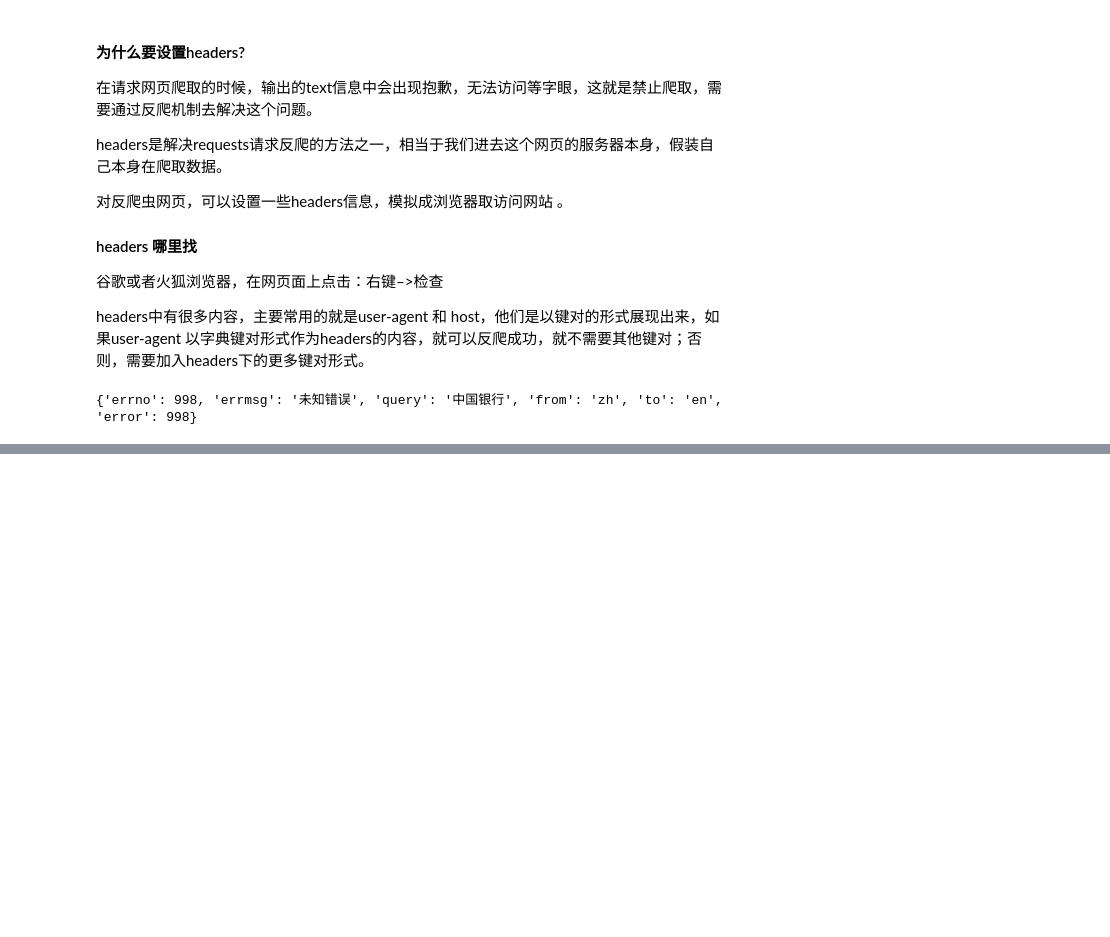
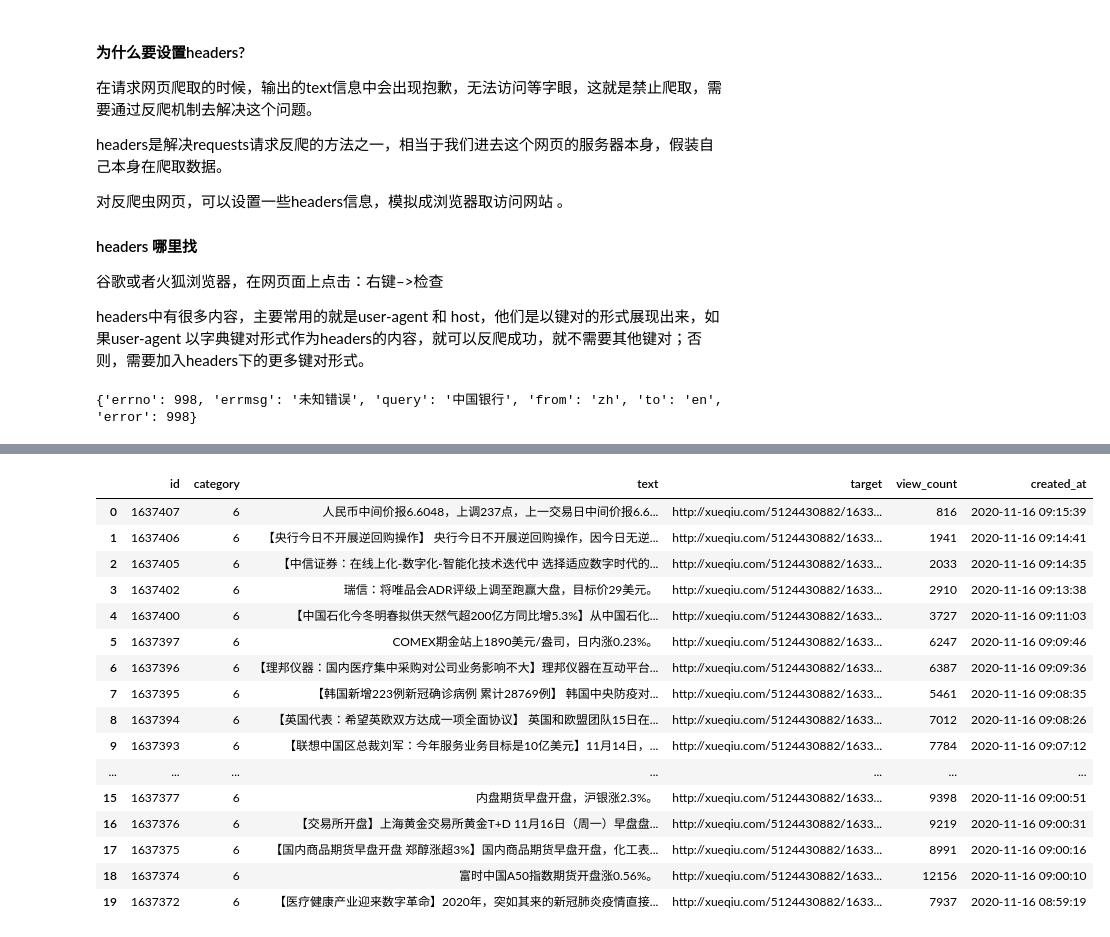
Before and after one commit to xinihe/jrxy_python_course, a Jupyter notebook: ProgramSession/spider01_learn.ipynb, the cells around one changed output, grey strips where cells are left out. Saved outputs shown, nothing was run; the diff lists cells and outputs as text; code cells hidden in the pictures; blank space fills up the shorter version.

```diff
--- a/ProgramSession/spider01_learn.ipynb
+++ b/ProgramSession/spider01_learn.ipynb
@@ -360,0 +383,22 @@ Please input "username:password": 222
+# %%
+cookie = getcookies()
+res = api_info_manager(cookie)
+res
+# %% [output]
+|  | id | category | text | target | view_count | created_at |
+| 0 | 1637407 | 6 | 人民币中间价报6.6048，上调237点，上一交易日中间价报6.6... | http://xueqiu.com/5124430882/1633... | 816 | 2020-11-16 09:15:39 |
+| 1 | 1637406 | 6 | 【央行今日不开展逆回购操作】 央行今日不开展逆回购操作，因今日无逆... | http://xueqiu.com/5124430882/1633... | 1941 | 2020-11-16 09:14:41 |
+| 2 | 1637405 | 6 | 【中信证券：在线上化-数字化-智能化技术迭代中 选择适应数字时代的... | http://xueqiu.com/5124430882/1633... | 2033 | 2020-11-16 09:14:35 |
+| 3 | 1637402 | 6 | 瑞信：将唯品会ADR评级上调至跑赢大盘，目标价29美元。 | http://xueqiu.com/5124430882/1633... | 2910 | 2020-11-16 09:13:38 |
+| 4 | 1637400 | 6 | 【中国石化今冬明春拟供天然气超200亿方同比增5.3%】从中国石化... | http://xueqiu.com/5124430882/1633... | 3727 | 2020-11-16 09:11:03 |
+| 5 | 1637397 | 6 | COMEX期金站上1890美元/盎司，日内涨0.23%。 | http://xueqiu.com/5124430882/1633... | 6247 | 2020-11-16 09:09:46 |
+| 6 | 1637396 | 6 | 【理邦仪器：国内医疗集中采购对公司业务影响不大】理邦仪器在互动平台... | http://xueqiu.com/5124430882/1633... | 6387 | 2020-11-16 09:09:36 |
+| 7 | 1637395 | 6 | 【韩国新增223例新冠确诊病例 累计28769例】 韩国中央防疫对... | http://xueqiu.com/5124430882/1633... | 5461 | 2020-11-16 09:08:35 |
+| 8 | 1637394 | 6 | 【英国代表：希望英欧双方达成一项全面协议】 英国和欧盟团队15日在... | http://xueqiu.com/5124430882/1633... | 7012 | 2020-11-16 09:08:26 |
+| 9 | 1637393 | 6 | 【联想中国区总裁刘军：今年服务业务目标是10亿美元】11月14日，... | http://xueqiu.com/5124430882/1633... | 7784 | 2020-11-16 09:07:12 |
+| ... | ... | ... | ... | ... | ... | ... |
+| 15 | 1637377 | 6 | 内盘期货早盘开盘，沪银涨2.3%。 | http://xueqiu.com/5124430882/1633... | 9398 | 2020-11-16 09:00:51 |
+| 16 | 1637376 | 6 | 【交易所开盘】上海黄金交易所黄金T+D 11月16日（周一）早盘盘... | http://xueqiu.com/5124430882/1633... | 9219 | 2020-11-16 09:00:31 |
+| 17 | 1637375 | 6 | 【国内商品期货早盘开盘 郑醇涨超3%】国内商品期货早盘开盘，化工表... | http://xueqiu.com/5124430882/1633... | 8991 | 2020-11-16 09:00:16 |
+| 18 | 1637374 | 6 | 富时中国A50指数期货开盘涨0.56%。 | http://xueqiu.com/5124430882/1633... | 12156 | 2020-11-16 09:00:10 |
+| 19 | 1637372 | 6 | 【医疗健康产业迎来数字革命】2020年，突如其来的新冠肺炎疫情直接... | http://xueqiu.com/5124430882/1633... | 7937 | 2020-11-16 08:59:19 |
```
Also changed, not shown: parts of 5 cells of this notebook, 4 other files.
